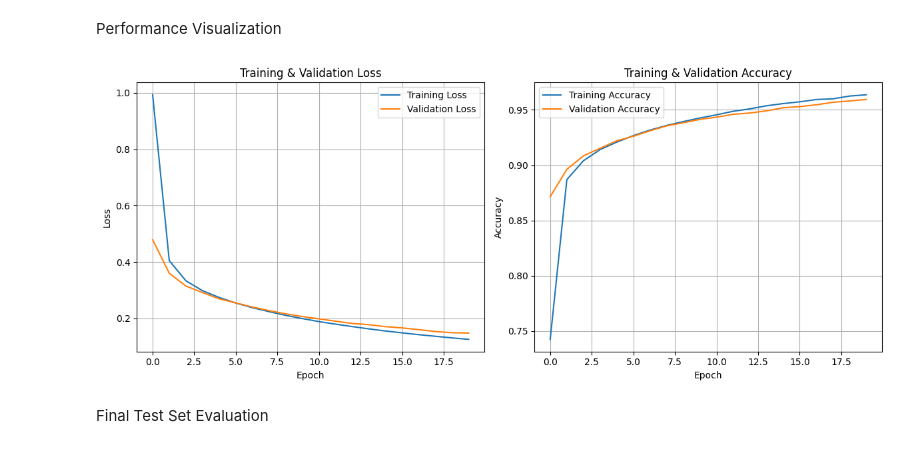
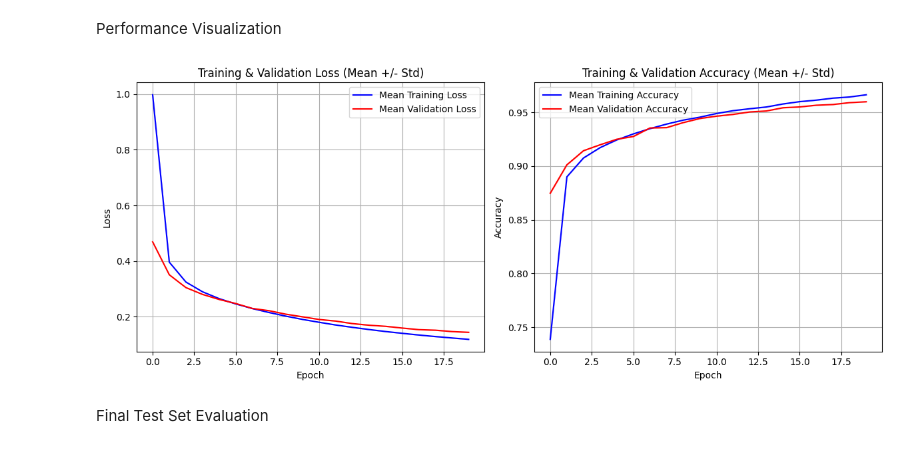
Before and after one commit to o-ronin-o/Digit_recognition_evolution, a Jupyter notebook: MLP/notebooks/nn_model.ipynb, the cells around one changed output. Cells and saved outputs as stored; diff of their text form; code cells hidden in the pictures.

```diff
--- a/MLP/notebooks/nn_model.ipynb
+++ b/MLP/notebooks/nn_model.ipynb
@@ -22,7 +27,7 @@ from src.neural_network_scratch import NeuralNetworkScratch
 Load Data loaders
 # %%
 # Using the same utility from Part A, but loading all classes
-train_loader, val_loader, test_loader, _, _, _ = load_transform_split_mnist(
+train_loader, val_loader, test_loader, _, _, _, _, _, _= load_transform_split_mnist(
     val_size=0.2,
     classes=None, # None means all 10 classes
     batch_size=64
@@ -41,14 +46,23 @@ OUTPUT_DIM = 10
 
 LEARNING_RATE = 0.01
 EPOCHS = 20
-model = NeuralNetworkScratch(INPUT_DIM, HIDDEN1, HIDDEN2, OUTPUT_DIM)
-print(model)
+N_RUNS = 5
 
-print("\nStarting Neural Network Training...")
+all_histories = []
+final_models = []
+
+print(f"Starting {N_RUNS} training runs for error bar analysis...")
 print("#" * 60)
+i=0
+for i in range(N_RUNS):
+    print(f"--- Starting Run {i+1}/{N_RUNS} (Seed={i}) ---")
+    model = NeuralNetworkScratch(INPUT_DIM, HIDDEN1, HIDDEN2, OUTPUT_DIM)
+    history = model.fit(train_loader, val_loader, epochs=EPOCHS, lr=LEARNING_RATE)
 
-model.fit(train_loader, val_loader, epochs=EPOCHS, lr=LEARNING_RATE)
+    all_histories.append(history)
+    final_models.append(model) # Save the model from this run
+    print(f"Run {i+1} complete.")
 
 print("#" * 60)
-print("Training complete!")
+print("All training runs complete!")
 # %% [output]
@@ -72,10 +86,10 @@ Training complete!
 # %% [markdown]
 Performance Visualization
 # %%
-# B3: Plot Training and validation loss/accuracy over epochs
-plot_train_val_curves(model.history)
+# Plot Training and validation loss/accuracy over epochs
+plot_learning_curves_with_error_bars(all_histories)
 # %% [output]
-[figure, old version]
+[figure, new version]
 # %% [markdown]
 Final Test Set Evaluation
 # %%
```
Also changed, not shown: parts of 4 cells of this notebook, 7 other files.
